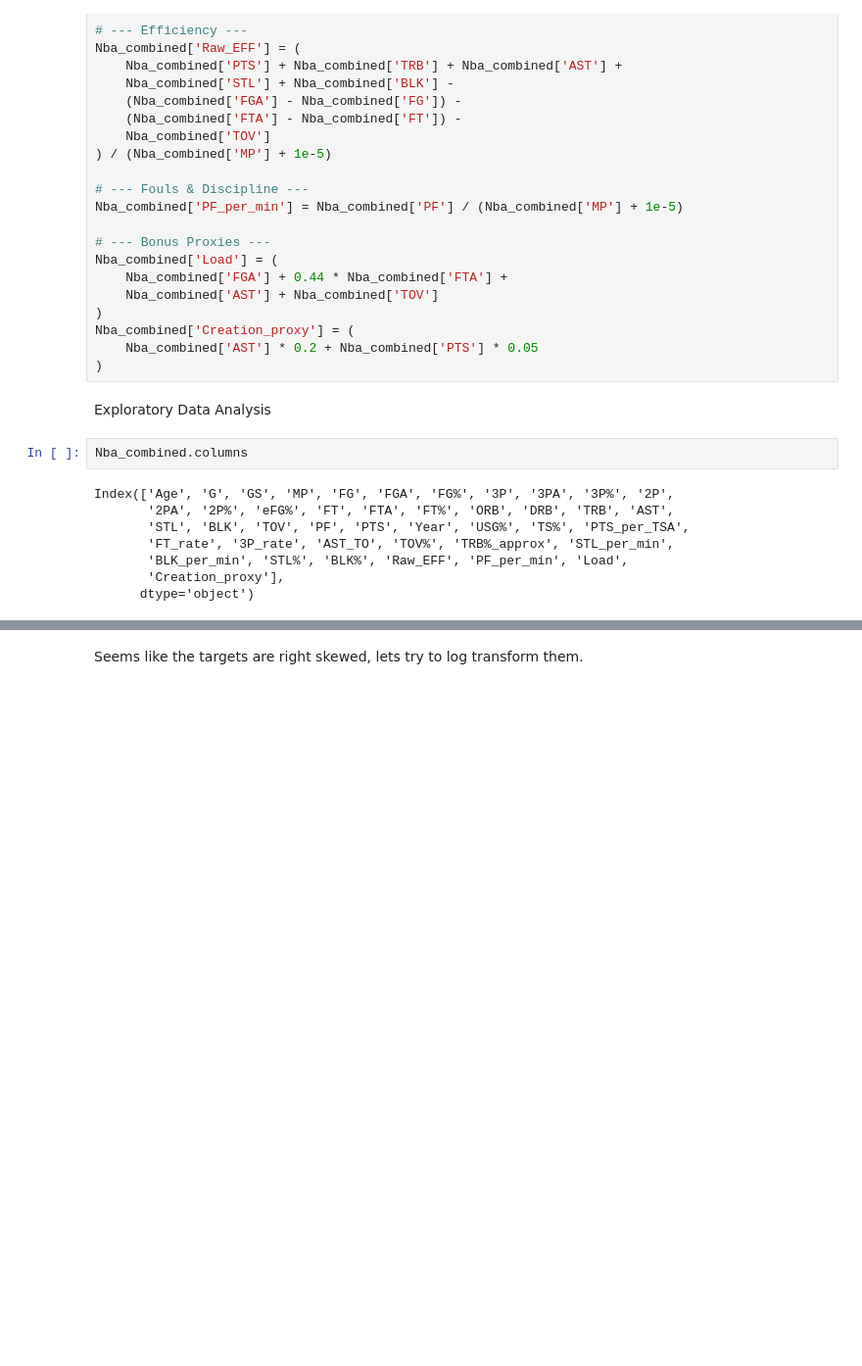
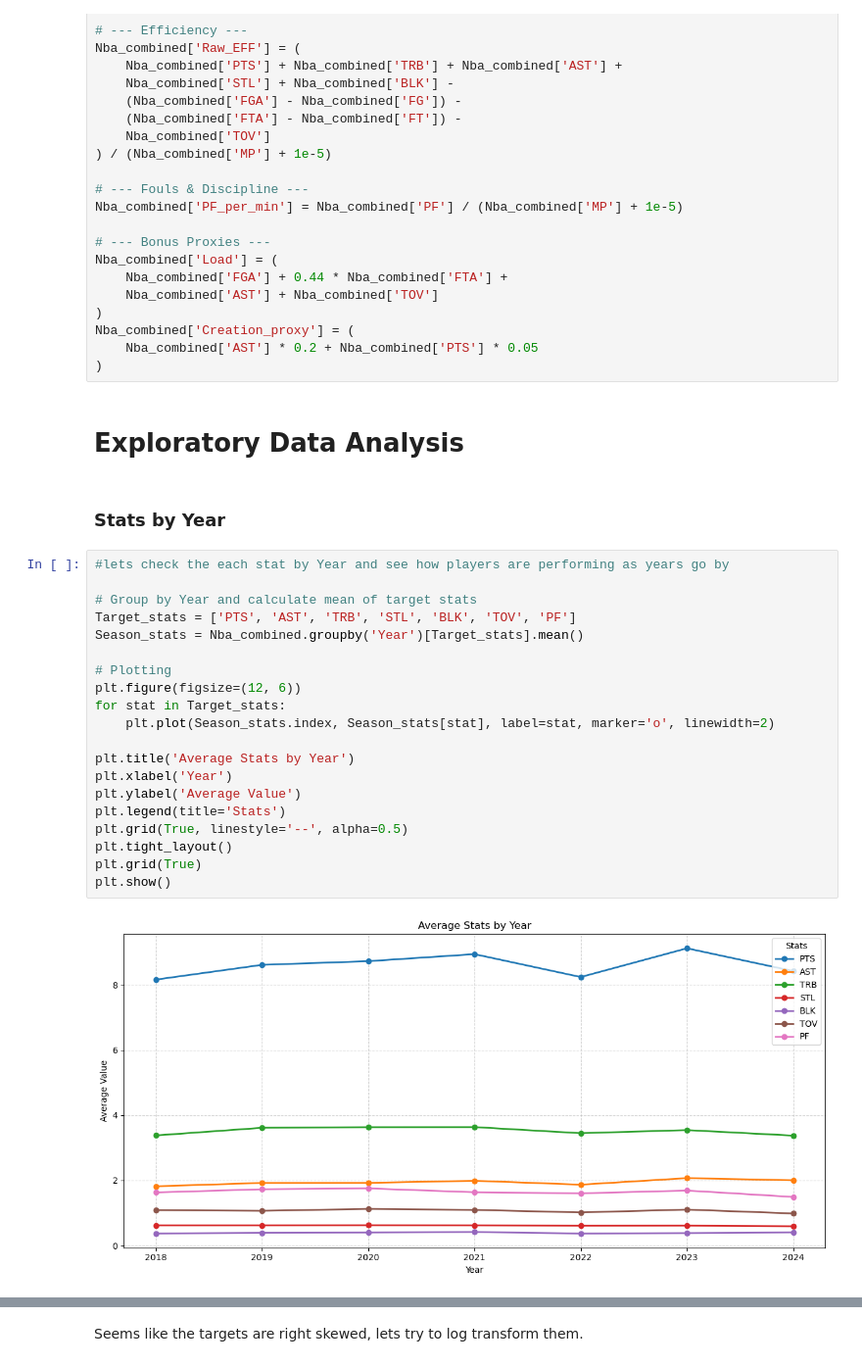
Before and after one commit to oduku1/Omar_Dukureh_Capstone_Final, a Jupyter notebook: Omar_Dukureh_Sprint_1/data.ipynb, the cells around one changed output, grey strips where cells are left out. Shown at 98% size. Cells and saved outputs as stored; diff of their text form; blank space fills up the shorter version.

```diff
--- a/Omar_Dukureh_Sprint_1/data.ipynb
+++ b/Omar_Dukureh_Sprint_1/data.ipynb
@@ -187,14 +189,28 @@ Nba_combined['Creation_proxy'] = (
     Nba_combined['AST'] * 0.2 + Nba_combined['PTS'] * 0.05
 )
 # %% [markdown]
-Exploratory Data Analysis
+# Exploratory Data Analysis
-# %%
-Nba_combined.columns
-# %% [output]
-Index(['Age', 'G', 'GS', 'MP', 'FG', 'FGA', 'FG%', '3P', '3PA', '3P%', '2P',
-       '2PA', '2P%', 'eFG%', 'FT', 'FTA', 'FT%', 'ORB', 'DRB', 'TRB', 'AST',
-       'STL', 'BLK', 'TOV', 'PF', 'PTS', 'Year', 'USG%', 'TS%', 'PTS_per_TSA',
-       'FT_rate', '3P_rate', 'AST_TO', 'TOV%', 'TRB%_approx', 'STL_per_min',
-       'BLK_per_min', 'STL%', 'BLK%', 'Raw_EFF', 'PF_per_min', 'Load',
-       'Creation_proxy'],
-      dtype='object')
+# %% [markdown]
+### Stats by Year
+# %%
+#lets check the each stat by Year and see how players are performing as years go by
+
+# Group by Year and calculate mean of target stats
+Target_stats = ['PTS', 'AST', 'TRB', 'STL', 'BLK', 'TOV', 'PF']
+Season_stats = Nba_combined.groupby('Year')[Target_stats].mean()
+
+# Plotting
+plt.figure(figsize=(12, 6))
+for stat in Target_stats:
+    plt.plot(Season_stats.index, Season_stats[stat], label=stat, marker='o', linewidth=2)
+
+plt.title('Average Stats by Year')
+plt.xlabel('Year')
+plt.ylabel('Average Value')
+plt.legend(title='Stats')
+plt.grid(True, linestyle='--', alpha=0.5)
+plt.tight_layout()
+plt.grid(True)
+plt.show()
+# %% [output]
+[figure, added]
```
Also changed, not shown: parts of 14 cells of this notebook.
